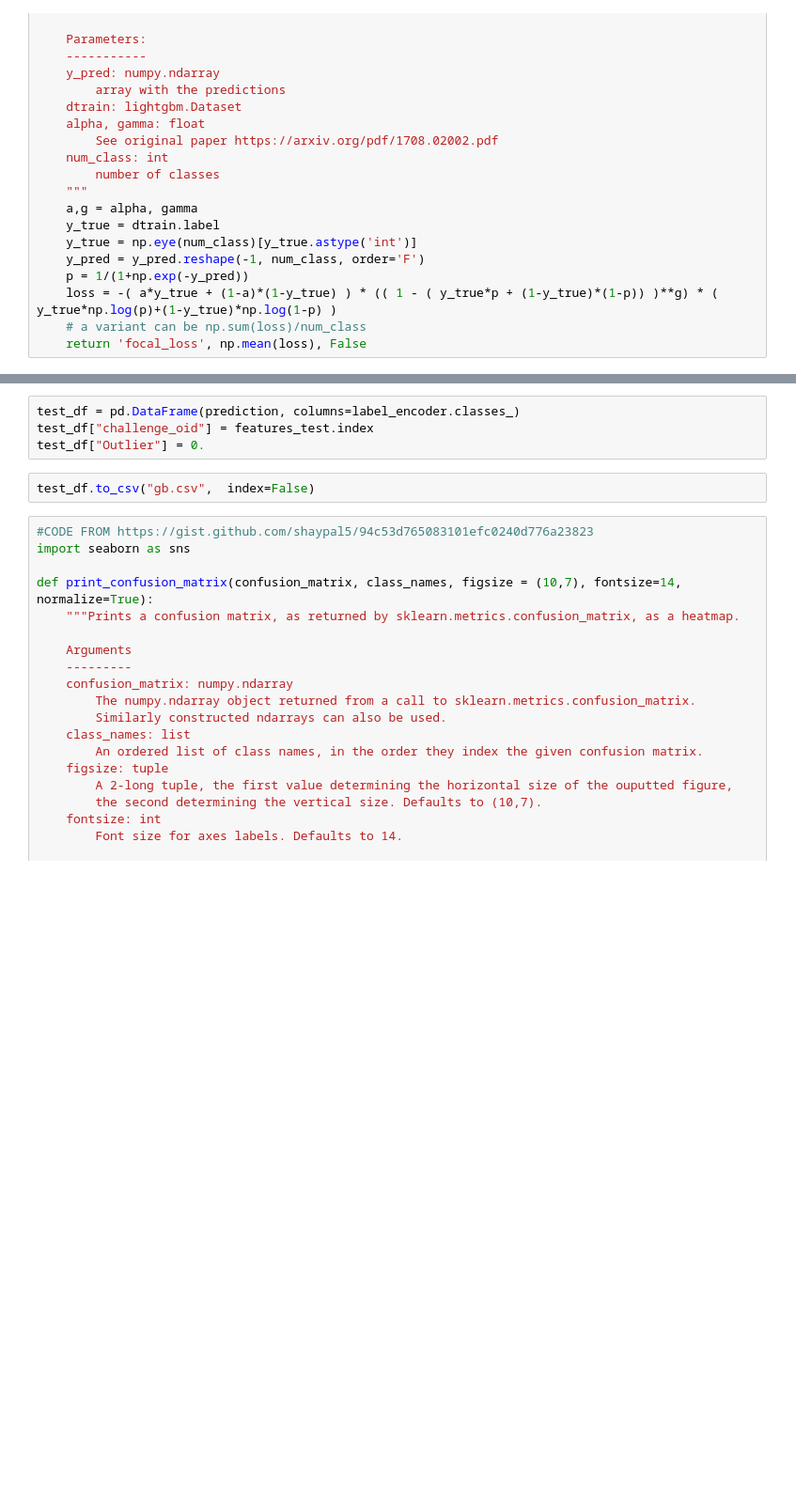
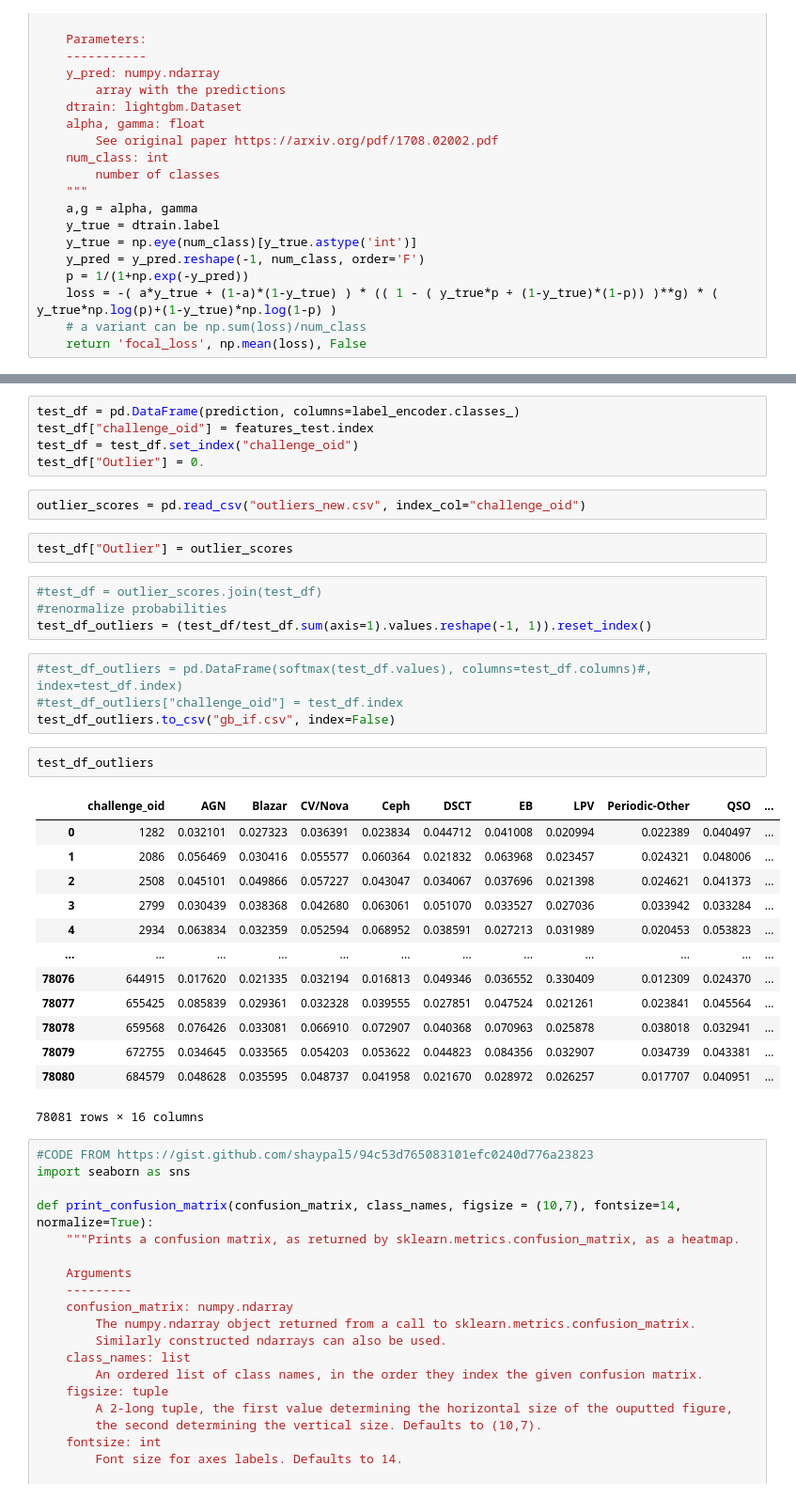
Before and after one commit to cvalenzu/ALeRCE-Hackaton-Group3, a Jupyter notebook: notebooks/gbtest.ipynb, the cells around one changed output, grey strips where cells are left out. Shown: that part at 94% size. Cells and saved outputs as stored; diff of their text form; blank space fills up the shorter version.

```diff
--- a/notebooks/gbtest.ipynb
+++ b/notebooks/gbtest.ipynb
@@ -146,9 +167,36 @@ prediction = softmax(model.predict(features_test))
 # %%
 test_df = pd.DataFrame(prediction, columns=label_encoder.classes_)
 test_df["challenge_oid"] = features_test.index
+test_df = test_df.set_index("challenge_oid")
 test_df["Outlier"] = 0.
-# %%
-test_df.to_csv("gb.csv",  index=False)
+# %%
+outlier_scores = pd.read_csv("outliers_new.csv", index_col="challenge_oid")
+# %%
+test_df["Outlier"] = outlier_scores
+# %%
+#test_df = outlier_scores.join(test_df)
+#renormalize probabilities
+test_df_outliers = (test_df/test_df.sum(axis=1).values.reshape(-1, 1)).reset_index()
+# %%
+#test_df_outliers = pd.DataFrame(softmax(test_df.values), columns=test_df.columns)#, index=test_df.index)
+#test_df_outliers["challenge_oid"] = test_df.index
+test_df_outliers.to_csv("gb_if.csv", index=False)
+# %%
+test_df_outliers
+# %% [output]
+|  | challenge_oid | AGN | Blazar | CV/Nova | Ceph | DSCT | EB | LPV | Periodic-Other | QSO | ... |
+| 0 | 1282 | 0.032101 | 0.027323 | 0.036391 | 0.023834 | 0.044712 | 0.041008 | 0.020994 | 0.022389 | 0.040497 | ... |
+| 1 | 2086 | 0.056469 | 0.030416 | 0.055577 | 0.060364 | 0.021832 | 0.063968 | 0.023457 | 0.024321 | 0.048006 | ... |
+| 2 | 2508 | 0.045101 | 0.049866 | 0.057227 | 0.043047 | 0.034067 | 0.037696 | 0.021398 | 0.024621 | 0.041373 | ... |
+| 3 | 2799 | 0.030439 | 0.038368 | 0.042680 | 0.063061 | 0.051070 | 0.033527 | 0.027036 | 0.033942 | 0.033284 | ... |
+| 4 | 2934 | 0.063834 | 0.032359 | 0.052594 | 0.068952 | 0.038591 | 0.027213 | 0.031989 | 0.020453 | 0.053823 | ... |
+| ... | ... | ... | ... | ... | ... | ... | ... | ... | ... | ... | ... |
+| 78076 | 644915 | 0.017620 | 0.021335 | 0.032194 | 0.016813 | 0.049346 | 0.036552 | 0.330409 | 0.012309 | 0.024370 | ... |
+| 78077 | 655425 | 0.085839 | 0.029361 | 0.032328 | 0.039555 | 0.027851 | 0.047524 | 0.021261 | 0.023841 | 0.045564 | ... |
+| 78078 | 659568 | 0.076426 | 0.033081 | 0.066910 | 0.072907 | 0.040368 | 0.070963 | 0.025878 | 0.038018 | 0.032941 | ... |
+| 78079 | 672755 | 0.034645 | 0.033565 | 0.054203 | 0.053622 | 0.044823 | 0.084356 | 0.032907 | 0.034739 | 0.043381 | ... |
+| 78080 | 684579 | 0.048628 | 0.035595 | 0.048737 | 0.041958 | 0.021670 | 0.028972 | 0.026257 | 0.017707 | 0.040951 | ... |
+78081 rows × 16 columns
 # %%
 #CODE FROM https://gist.github.com/shaypal5/94c53d765083101efc0240d776a23823
 import seaborn as sns
```
Also changed, not shown: parts of 10 cells of this notebook, 3 other files.
